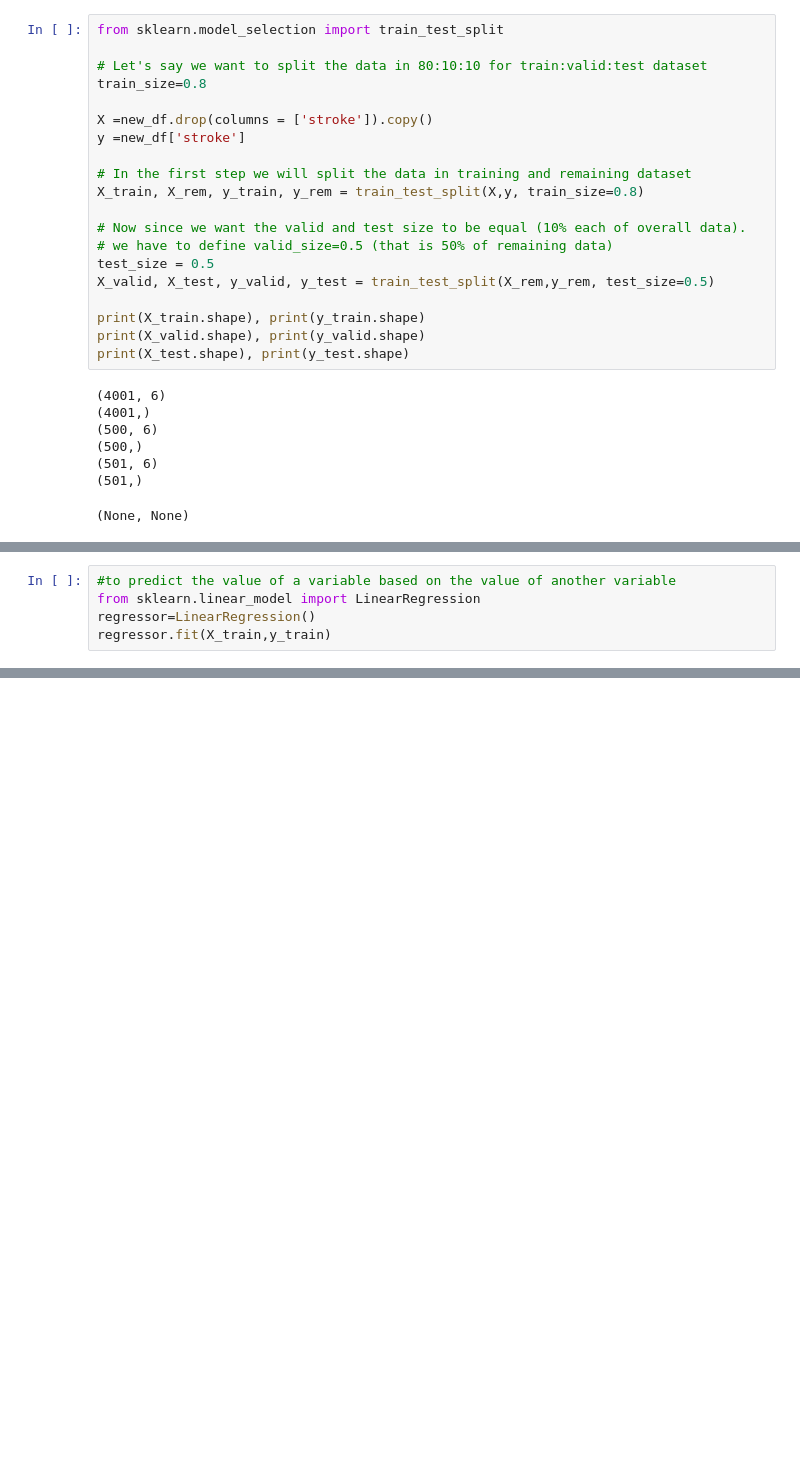
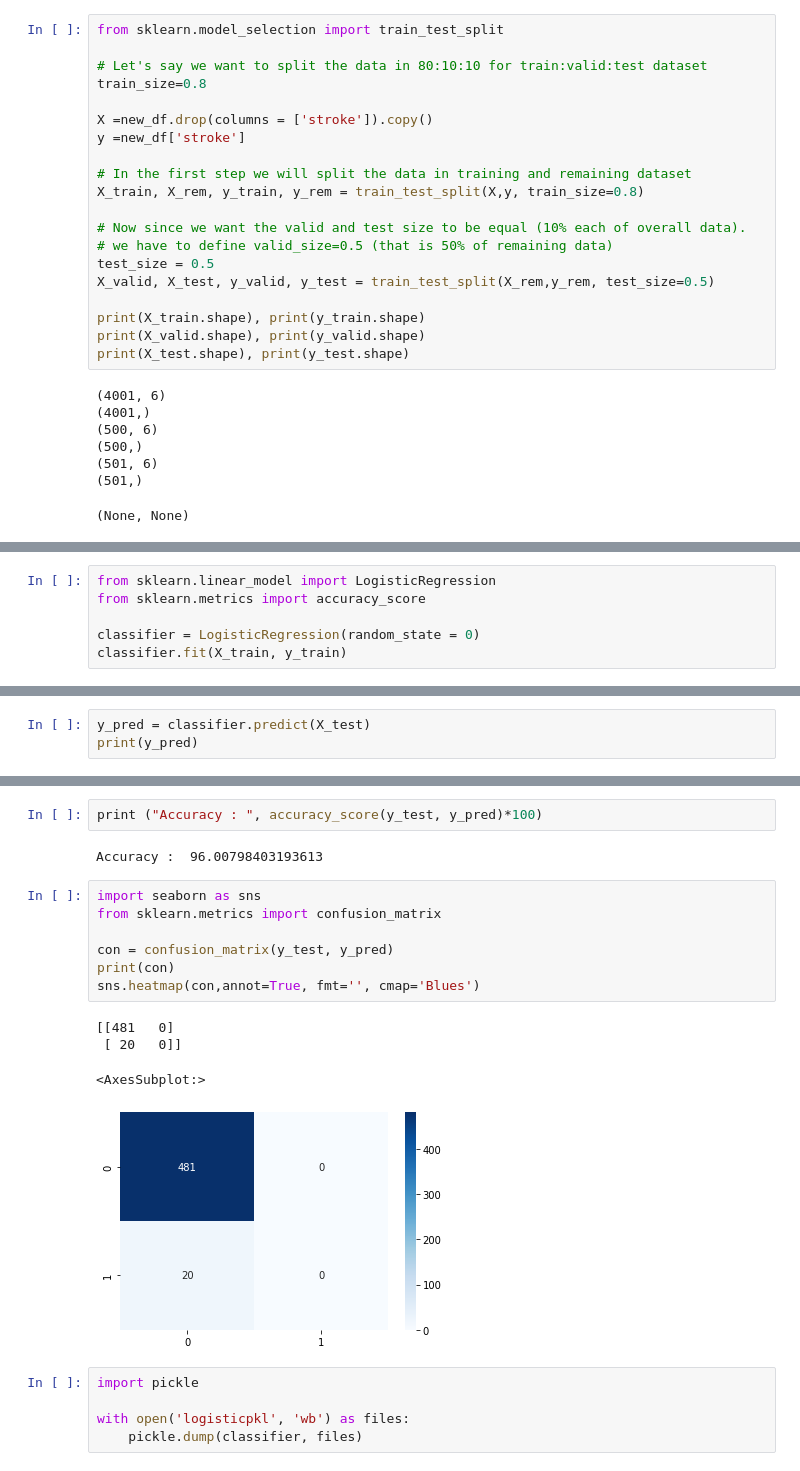
Before and after one commit to hemangi-kore-dax/Training, a Jupyter notebook: Data Science/Machine_Learning/Machine_Learning.ipynb, the cells around one changed output, grey strips where cells are left out. Saved outputs shown, nothing was run; the diff lists cells and outputs as text; blank space fills up the shorter version.

```diff
--- a/Data Science/Machine_Learning/Machine_Learning.ipynb
+++ b/Data Science/Machine_Learning/Machine_Learning.ipynb
@@ -129,7 +129,8 @@ y_train
 Name: stroke, Length: 4001, dtype: int64
 # %%
-#to predict the value of a variable based on the value of another variable
-from sklearn.linear_model import LinearRegression
-regressor=LinearRegression()
-regressor.fit(X_train,y_train)
+from sklearn.linear_model import LogisticRegression
+from sklearn.metrics import accuracy_score
+
+classifier = LogisticRegression(random_state = 0)
+classifier.fit(X_train, y_train)
 # %% [output]
@@ -136,0 +138,3 @@ LinearRegression()
+# %%
+y_pred = classifier.predict(X_test)
+print(y_pred)
@@ -136,0 +156,21 @@ LinearRegression()
+# %%
+print ("Accuracy : ", accuracy_score(y_test, y_pred)*100)
+# %% [output]
+Accuracy :  96.00798403193613
+# %%
+import seaborn as sns
+from sklearn.metrics import confusion_matrix
+
+con = confusion_matrix(y_test, y_pred)
+print(con)
+sns.heatmap(con,annot=True, fmt='', cmap='Blues')
+# %% [output]
+[[481   0]
+ [ 20   0]]
+<AxesSubplot:>
+[figure, added]
+# %%
+import pickle
+
+with open('logisticpkl', 'wb') as files:
+    pickle.dump(classifier, files)
```
Also changed, not shown: parts of 5 cells of this notebook, 1 other file.
